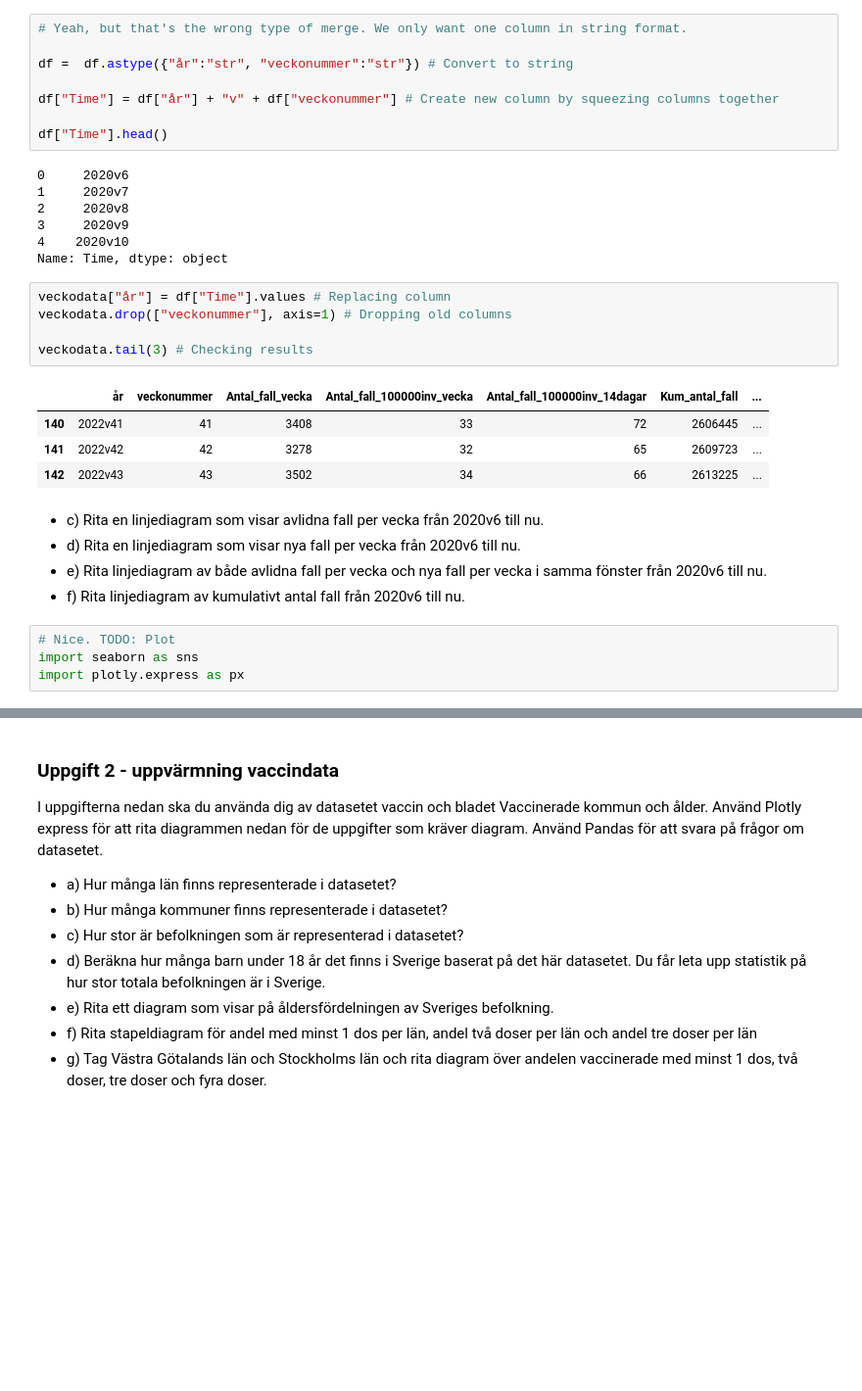
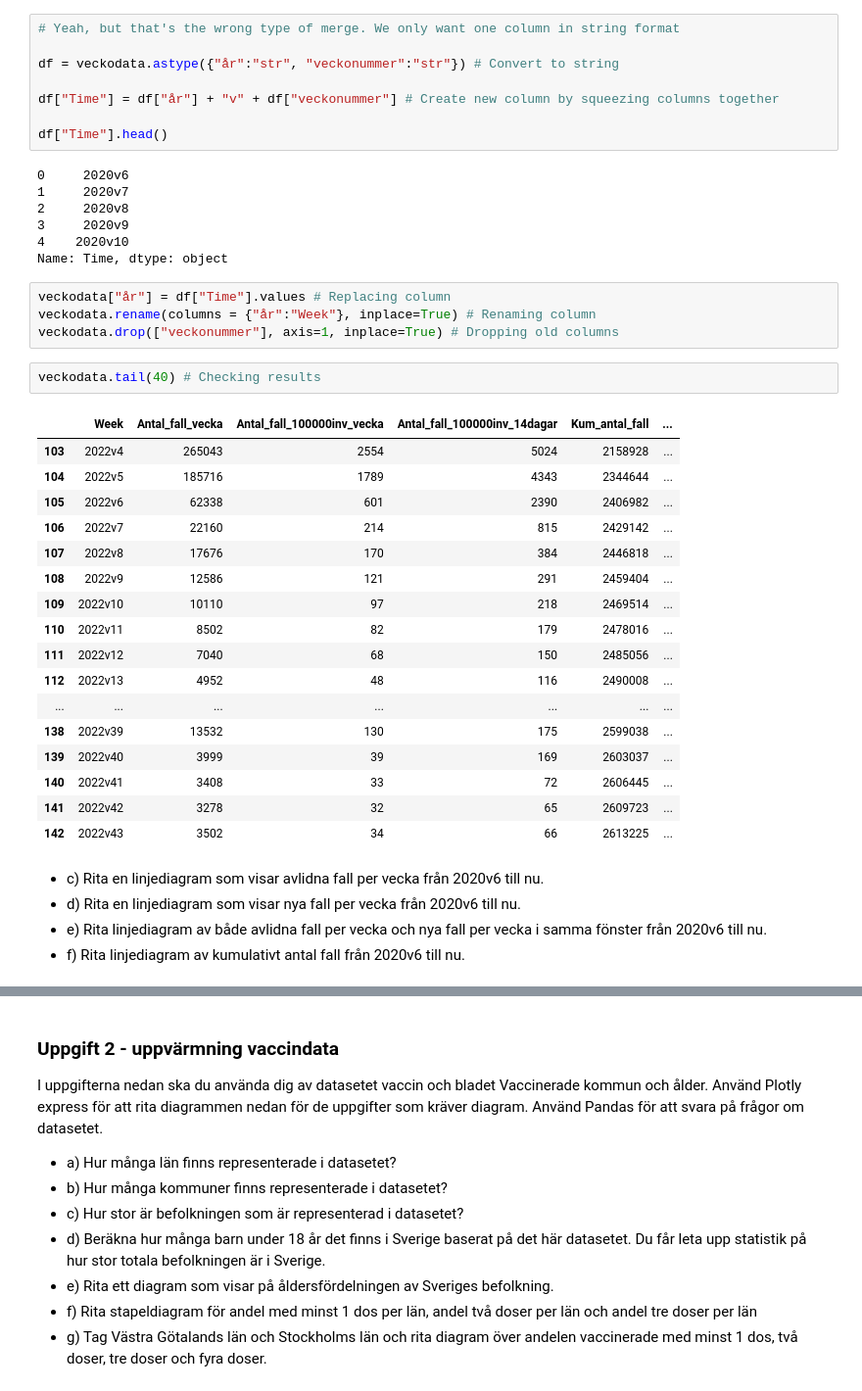
Before and after one commit to helveticae/Databehandling-William-Akilles-Lindstedt, a Jupyter notebook: COVID-19/covid-19.ipynb, the cells around one changed output, grey strips where cells are left out. Shown at 98% size. Cells and saved outputs as stored; diff of their text form; blank space fills up the shorter version.

```diff
--- a/COVID-19/covid-19.ipynb
+++ b/COVID-19/covid-19.ipynb
@@ -94,7 +51,7 @@ df
 # %%
-# Yeah, but that's the wrong type of merge. We only want one column in string format.
+# Yeah, but that's the wrong type of merge. We only want one column in string format
 
-df =  df.astype({"år":"str", "veckonummer":"str"}) # Convert to string
+df = veckodata.astype({"år":"str", "veckonummer":"str"}) # Convert to string
 
 df["Time"] = df["år"] + "v" + df["veckonummer"] # Create new column by squeezing columns together
 
@@ -108,20 +65,30 @@ df["Time"].head()
 Name: Time, dtype: object
 # %%
 veckodata["år"] = df["Time"].values # Replacing column
-veckodata.drop(["veckonummer"], axis=1) # Dropping old columns
-
-veckodata.tail(3) # Checking results
+veckodata.rename(columns = {"år":"Week"}, inplace=True) # Renaming column
+veckodata.drop(["veckonummer"], axis=1, inplace=True) # Dropping old columns
-# %% [output]
-|  | år | veckonummer | Antal_fall_vecka | Antal_fall_100000inv_vecka | Antal_fall_100000inv_14dagar | Kum_antal_fall | ... |
-| 140 | 2022v41 | 41 | 3408 | 33 | 72 | 2606445 | ... |
-| 141 | 2022v42 | 42 | 3278 | 32 | 65 | 2609723 | ... |
-| 142 | 2022v43 | 43 | 3502 | 34 | 66 | 2613225 | ... |
+# %%
+veckodata.tail(40) # Checking results
+# %% [output]
+|  | Week | Antal_fall_vecka | Antal_fall_100000inv_vecka | Antal_fall_100000inv_14dagar | Kum_antal_fall | ... |
+| 103 | 2022v4 | 265043 | 2554 | 5024 | 2158928 | ... |
+| 104 | 2022v5 | 185716 | 1789 | 4343 | 2344644 | ... |
+| 105 | 2022v6 | 62338 | 601 | 2390 | 2406982 | ... |
+| 106 | 2022v7 | 22160 | 214 | 815 | 2429142 | ... |
+| 107 | 2022v8 | 17676 | 170 | 384 | 2446818 | ... |
+| 108 | 2022v9 | 12586 | 121 | 291 | 2459404 | ... |
+| 109 | 2022v10 | 10110 | 97 | 218 | 2469514 | ... |
+| 110 | 2022v11 | 8502 | 82 | 179 | 2478016 | ... |
+| 111 | 2022v12 | 7040 | 68 | 150 | 2485056 | ... |
+| 112 | 2022v13 | 4952 | 48 | 116 | 2490008 | ... |
+| ... | ... | ... | ... | ... | ... | ... |
+| 138 | 2022v39 | 13532 | 130 | 175 | 2599038 | ... |
+| 139 | 2022v40 | 3999 | 39 | 169 | 2603037 | ... |
+| 140 | 2022v41 | 3408 | 33 | 72 | 2606445 | ... |
+| 141 | 2022v42 | 3278 | 32 | 65 | 2609723 | ... |
+| 142 | 2022v43 | 3502 | 34 | 66 | 2613225 | ... |
 # %% [markdown]
 - c) Rita en linjediagram som visar avlidna fall per vecka från 2020v6 till nu.
 - d) Rita en linjediagram som visar nya fall per vecka från 2020v6 till nu.
 - e) Rita linjediagram av både avlidna fall per vecka och nya fall per vecka i samma fönster från 2020v6 till nu.
 - f) Rita linjediagram av kumulativt antal fall från 2020v6 till nu.
-# %%
-# Nice. TODO: Plot
-import seaborn as sns
-import plotly.express as px
```
Also changed, not shown: parts of 6 cells of this notebook.
